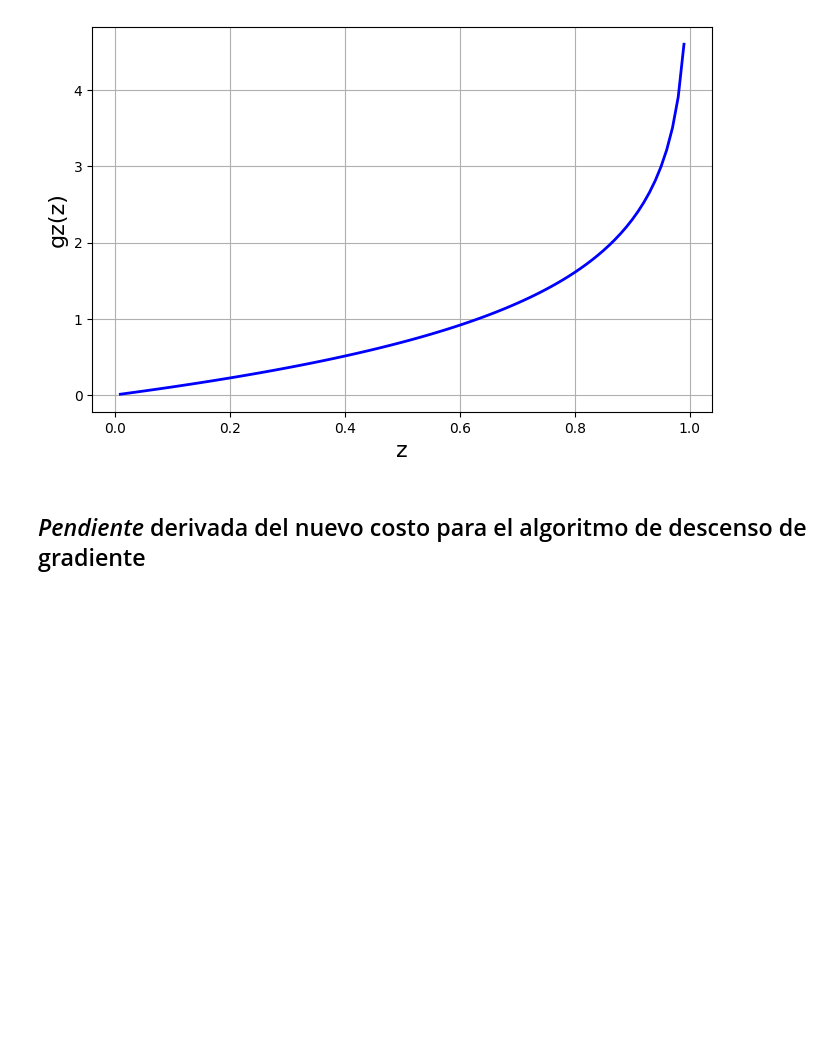
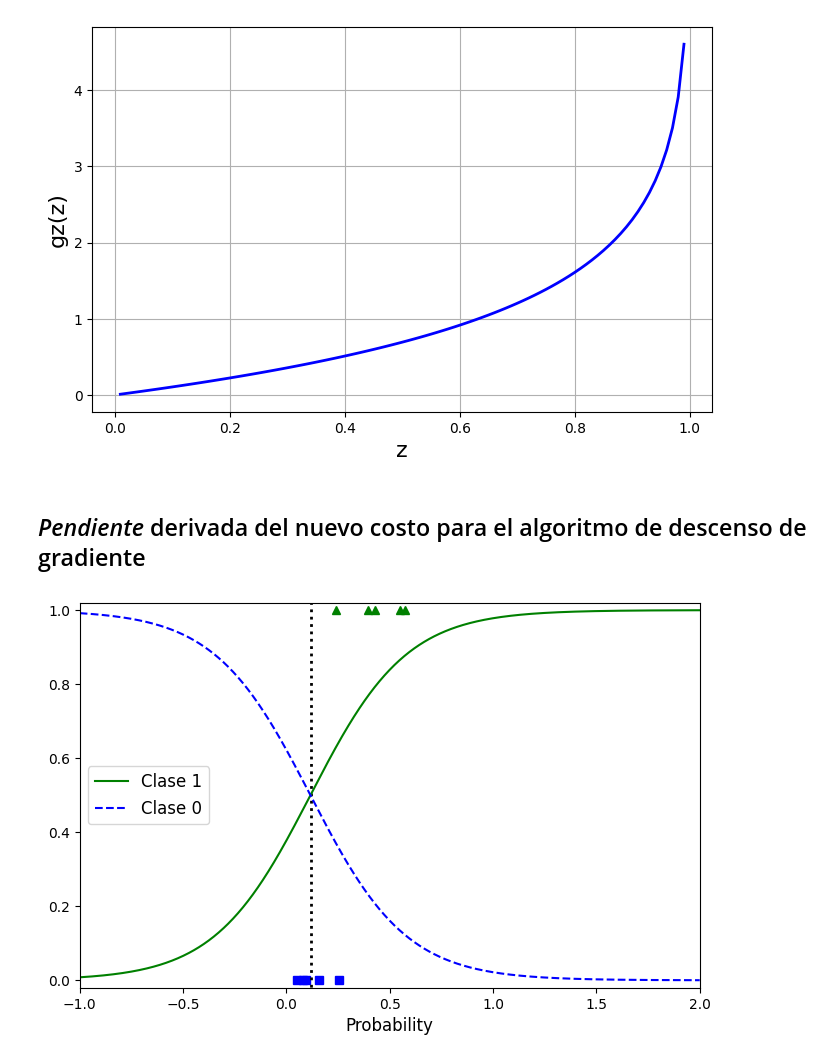
Before and after one commit to jorgeflorestn/MachineLearning_Notebooks, a Jupyter notebook: 02_Regresion_Logistica/10_Sigmoid_Cost_Functions.ipynb, the cells around one changed output. Cells and saved outputs as stored; diff of their text form; code cells hidden in the pictures; blank space fills up the shorter version.

Commit message:
Clase marzo 14

```diff
--- a/02_Regresion_Logistica/10_Sigmoid_Cost_Functions.ipynb
+++ b/02_Regresion_Logistica/10_Sigmoid_Cost_Functions.ipynb
@@ -97,0 +92,22 @@ decision_boundary = X_new[y_proba >= 0.5][0]
+# %%
+theta = np.array([4.3])
+
+X_new = np.linspace(-1, 2, 1000)
+y_proba = sigmoid(-0.5 + theta * X_new)
+
+decision_Boundary = X_new[y_proba >= 0.5][0]
+
+plt.figure(figsize = (8, 5))
+plt.plot(X[y == 0], y[y == 0], 'bs', markersize = 6)
+plt.plot(X[y == 1], y[y == 1], 'g^', markersize = 6)
+plt.plot([decision_Boundary, decision_Boundary], [-1, 2], 'k:', linewidth = 2)
+
+plt.plot(X_new, y_proba, 'g-', label = "Clase 1")
+plt.plot(X_new, 1 - y_proba, 'b--', label = "Clase 0")
+plt.xlabel('X', fontsize = 12)
+plt.xlabel('Probability', fontsize = 12)
+plt.legend(loc = 'center left', fontsize = 12)
+plt.axis([-1, 2, -0.02, 1.02])
+plt.show()
+# %% [output]
+[figure, added]
```
Also changed, not shown: parts of 1 cell of this notebook, 3 other files.
